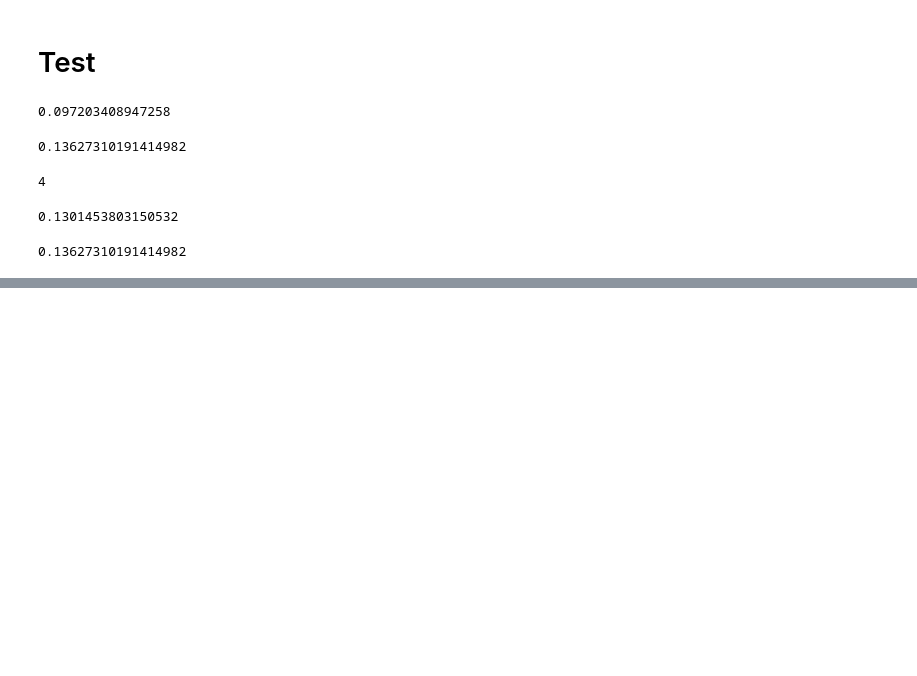
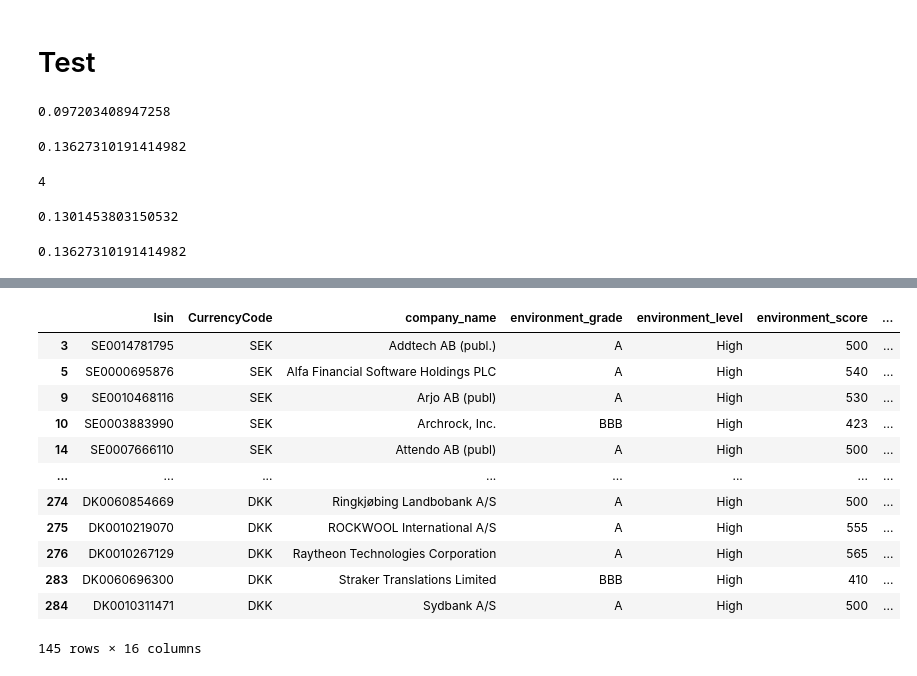
Before and after one commit to FerdinandBjerreWahl/BA, a Jupyter notebook: Bachelorprojekt kode.ipynb, the cells around one changed output, grey strips where cells are left out. Drawn from its saved outputs; the diff is of its cells as text; code cells hidden in the pictures; blank space fills up the shorter version.

```diff
--- a/Bachelorprojekt kode.ipynb
+++ b/Bachelorprojekt kode.ipynb
@@ -321,0 +342,17 @@ test(weights,alphas,betas,mreturns)
+# %%
+lol = ESG_data[ESG_data['environment_level']=='High']
+lol
+# %% [output]
+|  | Isin | CurrencyCode | company_name | environment_grade | environment_level | environment_score | ... |
+| 3 | SE0014781795 | SEK | Addtech AB (publ.) | A | High | 500 | ... |
+| 5 | SE0000695876 | SEK | Alfa Financial Software Holdings PLC | A | High | 540 | ... |
+| 9 | SE0010468116 | SEK | Arjo AB (publ) | A | High | 530 | ... |
+| 10 | SE0003883990 | SEK | Archrock, Inc. | BBB | High | 423 | ... |
+| 14 | SE0007666110 | SEK | Attendo AB (publ) | A | High | 500 | ... |
+| ... | ... | ... | ... | ... | ... | ... | ... |
+| 274 | DK0060854669 | DKK | Ringkjøbing Landbobank A/S | A | High | 500 | ... |
+| 275 | DK0010219070 | DKK | ROCKWOOL International A/S | A | High | 555 | ... |
+| 276 | DK0010267129 | DKK | Raytheon Technologies Corporation | A | High | 565 | ... |
+| 283 | DK0060696300 | DKK | Straker Translations Limited | BBB | High | 410 | ... |
+| 284 | DK0010311471 | DKK | Sydbank A/S | A | High | 500 | ... |
+145 rows × 16 columns
```
Also changed, not shown: parts of 8 cells of this notebook.
